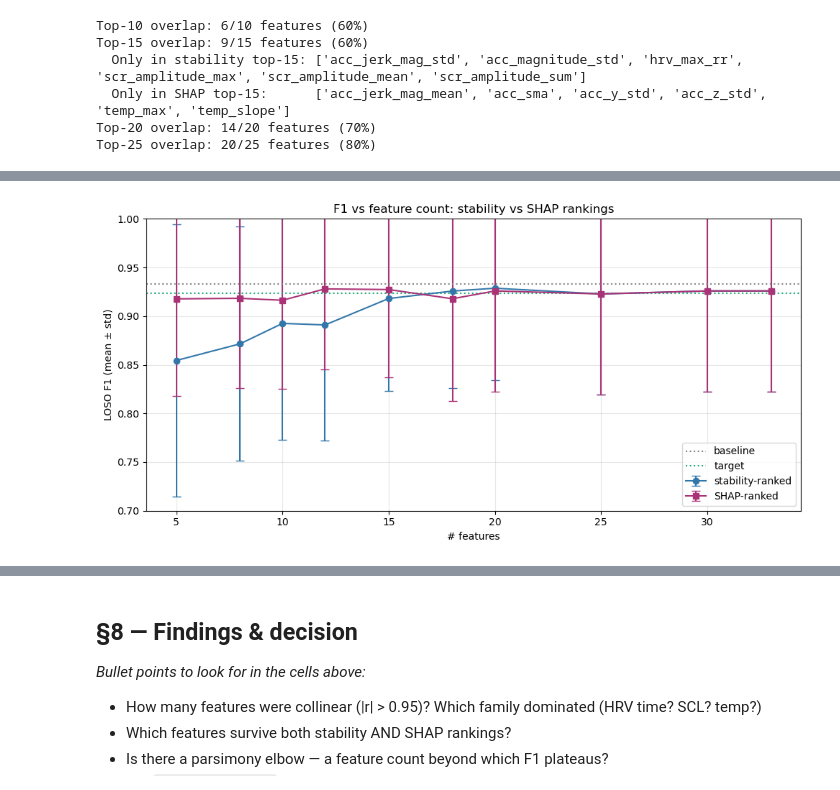
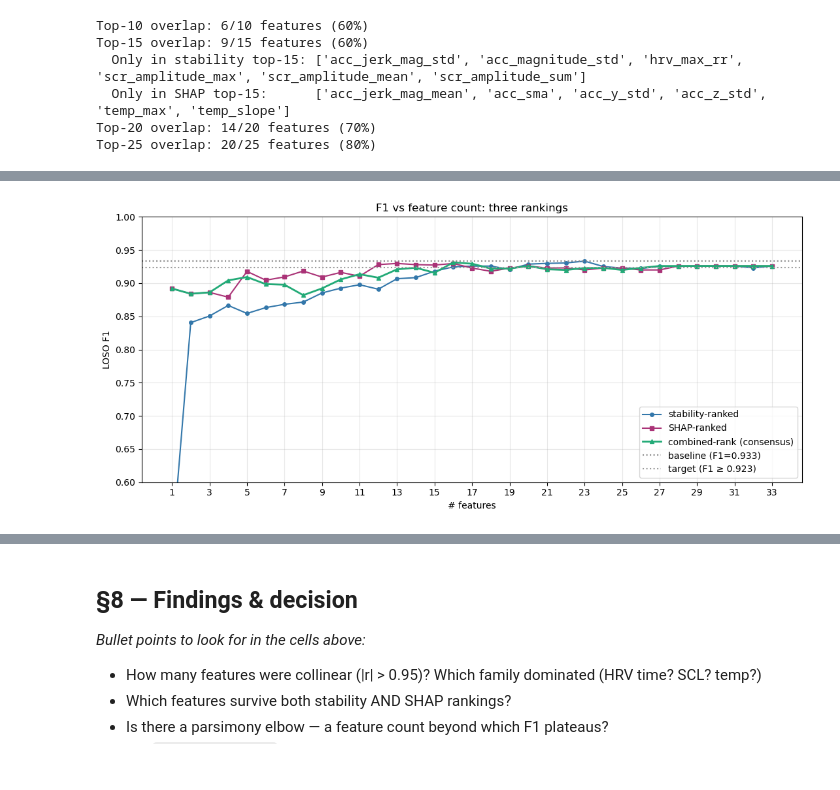
Before and after one commit to TCellio21/stress-detection-wearable, a Jupyter notebook: notebooks/05_feature_selection.ipynb, the cells around one changed output, grey strips where cells are left out. Drawn from its saved outputs; the diff is of its cells as text; code cells hidden in the pictures.

Commit message:
Feature selection, model selection, and hyperparameter tuning.

```diff
--- a/notebooks/05_feature_selection.ipynb
+++ b/notebooks/05_feature_selection.ipynb
@@ -325,7 +327,6 @@ Take the top-N features by stability score and run LOSO HGB at N ∈ {5, 8, 10,
 # %%
 ranked = stability_df['feature'].tolist()
-n_options = [5, 8, 10, 12, 15, 18, 20, 25, 30, 35, 40, len(PRUNED_FEATURES)]
-n_options = sorted(set([n for n in n_options if n <= len(PRUNED_FEATURES)]))
+n_options = list(range(1, len(PRUNED_FEATURES) + 1))  # every N from 1 to |pruned|
 
 f1_vs_n = []
 for n in n_options:
@@ -340,12 +341,14 @@ for n in n_options:
         'n_below_0_5': r['n_subjects_recall_below_0_5'],
         'elapsed_sec': round(time.time()-t0, 1),
     })
-    print(f'  n={n:>2d}: F1={r["mean_f1"]:.3f}±{r["std_f1"]:.3f}, '
-          f'min_subj={r["min_subject_recall"]:.3f}, '
-          f'#below_0.5={r["n_subjects_recall_below_0_5"]}/14, '
-          f'{f1_vs_n[-1]["elapsed_sec"]}s')
+    # Compact one-line progress per N
+    print(f'  n={n:>2d}: F1={r["mean_f1"]:.3f}  '
+          f'min_subj={r["min_subject_recall"]:.3f}  '
+          f'#below_0.5={r["n_subjects_recall_below_0_5"]}/14  '
+          f'({f1_vs_n[-1]["elapsed_sec"]}s)')
 
 f1_vs_n_df = pd.DataFrame(f1_vs_n)
 f1_vs_n_df.to_csv(REPORTS_DIR / 'f1_vs_n_features.csv', index=False)
+print(f'\nDone. Total runtime: {sum(r["elapsed_sec"] for r in f1_vs_n):.0f}s')
 f1_vs_n_df.round(3)
 # %% [output]
@@ -545,8 +574,25 @@ The Phase 5 spec calls for picking by F1 + parsimony. We have two ranked lists (
 # %%
+# Compute combined rank (avg of stability rank and SHAP rank). Lower = better
+# in both rankings. Features in either ranking but not the other are penalized.
+combined = compare.copy()
+combined['combined_score'] = (combined['rank_stability'] + combined['rank_shap']) / 2.0
+combined = combined.sort_values('combined_score').reset_index(drop=True)
+combined_ranked = combined['feature'].tolist()
+
+print('Combined-rank top-20 (avg of stability and SHAP ranks):')
+print(f'  {"feature":<30s} {"stab_rank":>10s} {"shap_rank":>10s} {"combined":>10s} {"stab_score":>11s} {"|SHAP|":>8s}')
+for f in combined_ranked[:20]:
+    row = combined[combined['feature'] == f].iloc[0]
+    print(f'  {f:<30s} {int(row.rank_stability):>10d} {int(row.rank_shap):>10d} '
+          f'{row.combined_score:>10.1f} {row.stability_score:>11.3f} {row.mean_abs_shap:>8.3f}')
+
+# F1-vs-N sweep for SHAP ranking (same as before)
 shap_ranked = shap_df['feature'].tolist()
+print('\nSHAP-ranked F1-vs-N sweep:')
 f1_vs_n_shap = []
 for n in n_options:
     cols_n = shap_ranked[:n]
+    t0 = time.time()
     r = ev.loso_evaluate(df_raw, cols_n, model_factory=ev.hgb_factory())
     f1_vs_n_shap.append({
         'n_features': n,
@@ -554,27 +600,54 @@ for n in n_options:
         'mean_recall': r['mean_recall'],
         'min_subject_recall': r['min_subject_recall'],
         'n_below_0_5': r['n_subjects_recall_below_0_5'],
+        'elapsed_sec': round(time.time()-t0, 1),
     })
-    print(f'  SHAP n={n:>2d}: F1={r["mean_f1"]:.3f}±{r["std_f1"]:.3f}, '
-          f'min_subj={r["min_subject_recall"]:.3f}, '
-          f'#below_0.5={r["n_subjects_recall_below_0_5"]}/14')
+    print(f'  SHAP n={n:>2d}: F1={r["mean_f1"]:.3f}  '
+          f'min_subj={r["min_subject_recall"]:.3f}  '
+          f'#below_0.5={r["n_subjects_recall_below_0_5"]}/14  '
+          f'({f1_vs_n_shap[-1]["elapsed_sec"]}s)')
+
+# F1-vs-N sweep for combined-rank
+print('\nCombined-rank F1-vs-N sweep:')
+f1_vs_n_combined = []
+for n in n_options:
+    cols_n = combined_ranked[:n]
+    t0 = time.time()
+    r = ev.loso_evaluate(df_raw, cols_n, model_factory=ev.hgb_factory())
+    f1_vs_n_combined.append({
+        'n_features': n,
+        'mean_f1': r['mean_f1'], 'std_f1': r['std_f1'],
+        'mean_recall': r['mean_recall'],
+        'min_subject_recall': r['min_subject_recall'],
+        'n_below_0_5': r['n_subjects_recall_below_0_5'],
+        'elapsed_sec': round(time.time()-t0, 1),
+    })
+    print(f'  combined n={n:>2d}: F1={r["mean_f1"]:.3f}  '
+          f'min_subj={r["min_subject_recall"]:.3f}  '
+          f'#below_0.5={r["n_subjects_recall_below_0_5"]}/14  '
+          f'({f1_vs_n_combined[-1]["elapsed_sec"]}s)')
 
 f1_vs_n_shap_df = pd.DataFrame(f1_vs_n_shap)
+f1_vs_n_combined_df = pd.DataFrame(f1_vs_n_combined)
 f1_vs_n_shap_df.to_csv(REPORTS_DIR / 'f1_vs_n_features_shap.csv', index=False)
+f1_vs_n_combined_df.to_csv(REPORTS_DIR / 'f1_vs_n_features_combined.csv', index=False)
 
-# Combined plot
-fig, ax = plt.subplots(figsize=(10, 5))
-ax.errorbar(f1_vs_n_df['n_features'], f1_vs_n_df['mean_f1'],
-            yerr=f1_vs_n_df['std_f1'], marker='o', capsize=4, label='stability-ranked', color='#37a')
-ax.errorbar(f1_vs_n_shap_df['n_features'], f1_vs_n_shap_df['mean_f1'],
-            yerr=f1_vs_n_shap_df['std_f1'], marker='s', capsize=4, label='SHAP-ranked', color='#a37')
-ax.axhline(BASELINE_F1, color='#888', linestyle=':', label=f'baseline')
-ax.axhline(TARGET_F1, color='#2a7', linestyle=':', label=f'target')
+# Combined plot — three curves, no error bars
+fig, ax = plt.subplots(figsize=(11, 5))
+ax.plot(f1_vs_n_df['n_features'], f1_vs_n_df['mean_f1'],
+        marker='o', markersize=4, label='stability-ranked', color='#37a')
+ax.plot(f1_vs_n_shap_df['n_features'], f1_vs_n_shap_df['mean_f1'],
+        marker='s', markersize=4, label='SHAP-ranked', color='#a37')
+ax.plot(f1_vs_n_combined_df['n_features'], f1_vs_n_combined_df['mean_f1'],
+        marker='^', markersize=5, label='combined-rank (consensus)', color='#2a7', linewidth=2.0)
+ax.axhline(BASELINE_F1, color='#888', linestyle=':', label=f'baseline (F1={BASELINE_F1:.3f})')
+ax.axhline(TARGET_F1, color='#999', linestyle=':', label=f'target (F1 ≥ {TARGET_F1:.3f})')
 ax.set_xlabel('# features')
-ax.set_ylabel('LOSO F1 (mean ± std)')
-ax.set_ylim(min(0.7, TARGET_F1-0.05), 1)
-ax.set_title('F1 vs feature count: stability vs SHAP rankings')
-ax.legend()
+ax.set_ylabel('LOSO F1')
+ax.set_xticks(n_options[::2])
+ax.set_ylim(min(0.6, TARGET_F1-0.05), 1.0)
+ax.set_title('F1 vs feature count: three rankings')
+ax.legend(loc='lower right')
 ax.grid(alpha=0.3)
 fig.tight_layout()
 fig.savefig(REPORTS_DIR / 'f1_vs_n_combined.png', dpi=120)
@@ -593,2 +673,2 @@ plt.show()
-[figure, old version]
+[figure, new version]
 # %%
```
Also changed, not shown: parts of 7 cells of this notebook, 37 other files.
